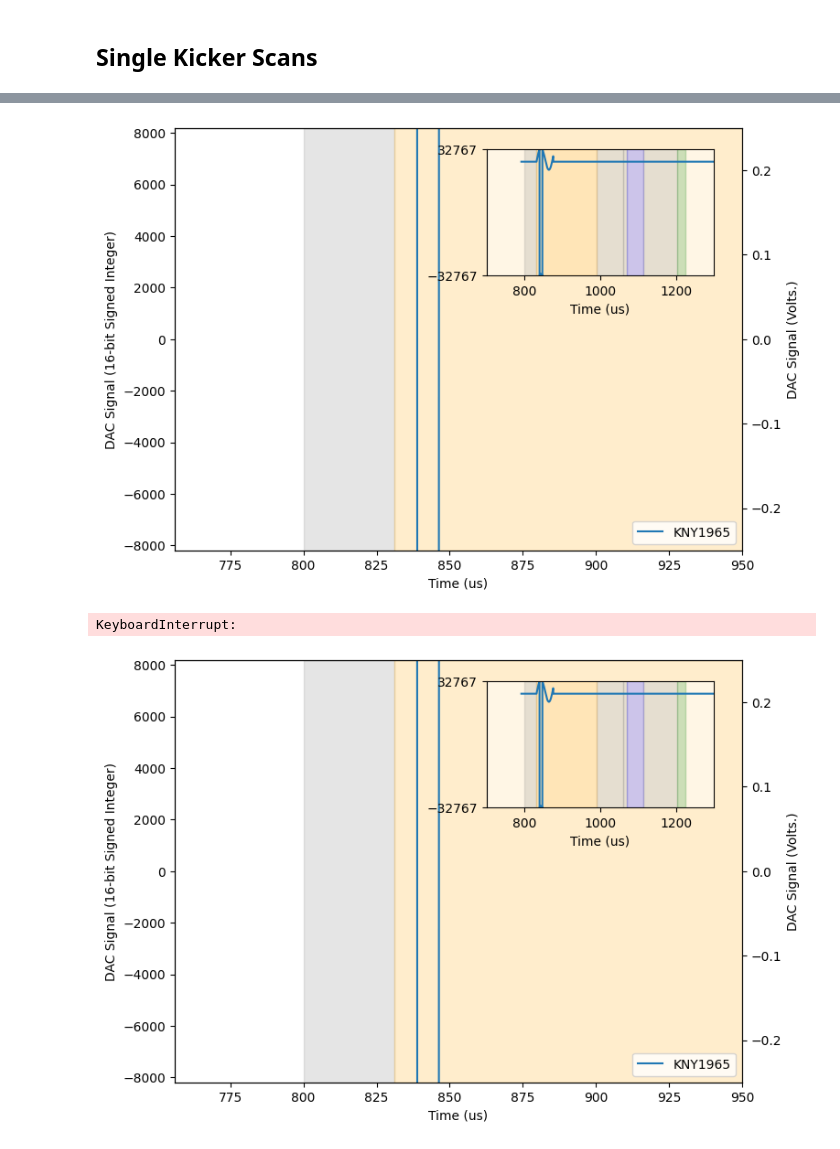
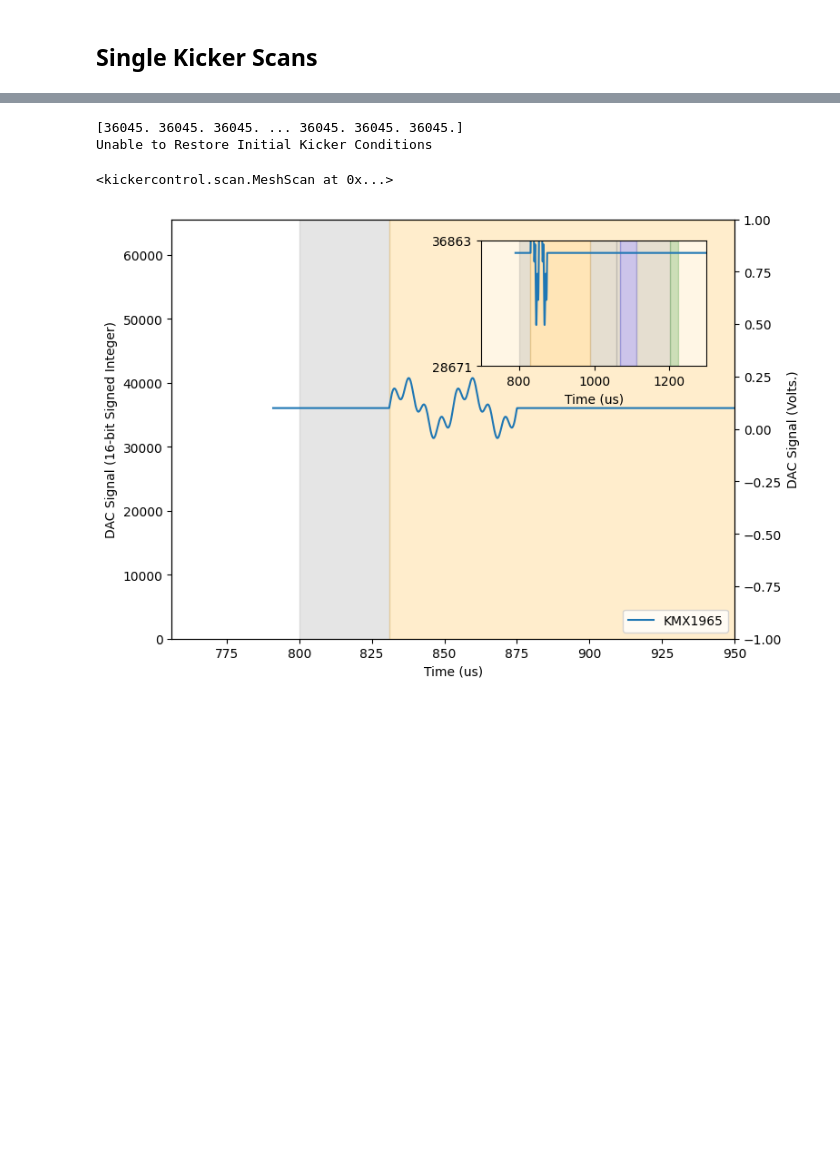
Before and after one commit to twguest/XSynth, a Jupyter notebook: docs/FD_Nov24.ipynb, the cells around one changed output, grey strips where cells are left out. Saved outputs shown, nothing was run; the diff lists cells and outputs as text; code cells hidden in the pictures; blank space fills up the shorter version.

```diff
--- a/docs/FD_Nov24.ipynb
+++ b/docs/FD_Nov24.ipynb
@@ -167,36 +229,38 @@ Unable to Restore Initial Kicker Conditions
 # %%
 import numpy as np
 
 from kickercontrol.main import Scan
 from kickercontrol.device import (KL2005, KMX1938, KMX1965, KNY1938, KNY1965)
 
 from kickercontrol.timing import get_region_bounds
 
 ti, tf = get_region_bounds('2')
+ti = 831
 tf = 875
 # V3: Amplitude of the first sine wave (base amplitude)
 # V4: Frequency of the first sine wave (base frequency)
 # V5: Fractional amplitude of the second sine wave (relative to V3)
 # V6: Fractional frequency of the second sine wave (relative to V4)
 # V7: Relative phase shift for the second sine wave (in radians)
 
-Scan(kicker_devices = [KNY1965],
+Scan(kicker_devices = [KMX1965],
                 oscillators=['custom'],
                 oscillator_variables=[{"V0": ti, "V1":tf,
-                                       "V2": 0.8,"V3": 0.2,
-                                       "V4": 1/(tf-ti),
+                                       "V2": 0.1,"V3": 0.1,
+                                       "V4": 2/(tf-ti),
                                        "V5":1/2, "V6": 2, "V7": 0}],
                 expression = "V2 + V3 * np.sin(2 * np.pi * V4 * (t - V0)) \
       + (V5 * V3) * np.sin(2 * np.pi * (V6 * V4) * (t - V0) + V7)\
 ",
                   scan_variables=["V6"],
-                  scan_vectors=[np.linspace(1/2,1/8,25)],
-                  display = True, wait_time=15,
+                  scan_vectors=[np.linspace(1,4,50)],
+                  display = True, wait_time=5,
 				  write_dac=True)
 # %% [output]
+[36045. 36045. 36045. ... 36045. 36045. 36045.]
+Unable to Restore Initial Kicker Conditions
+<kickercontrol.scan.MeshScan at 0x...>
-[figure, old version]
+[figure, new version]
-KeyboardInterrupt:
-[figure, removed]
 # %%
 ## Spiral
 
```
Also changed, not shown: parts of 25 cells of this notebook, 6 other files.
